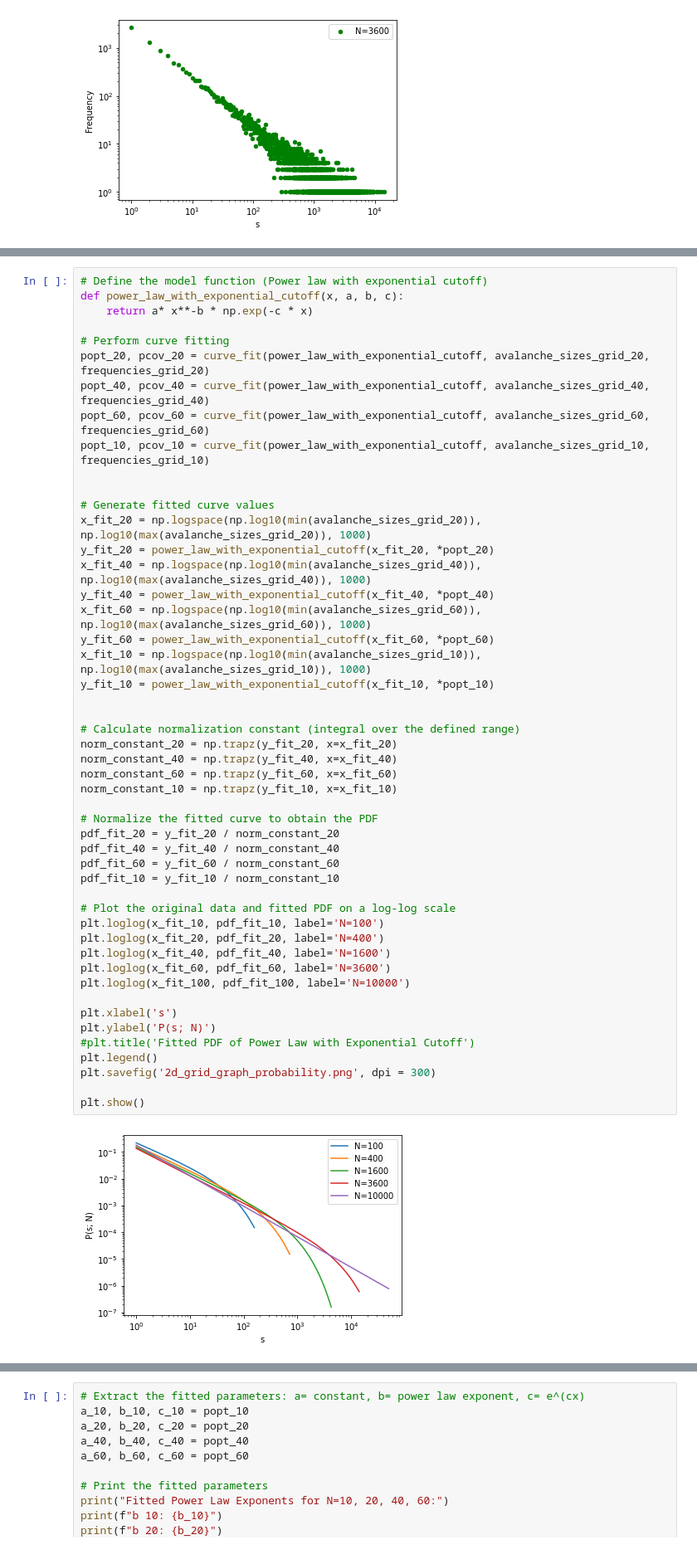
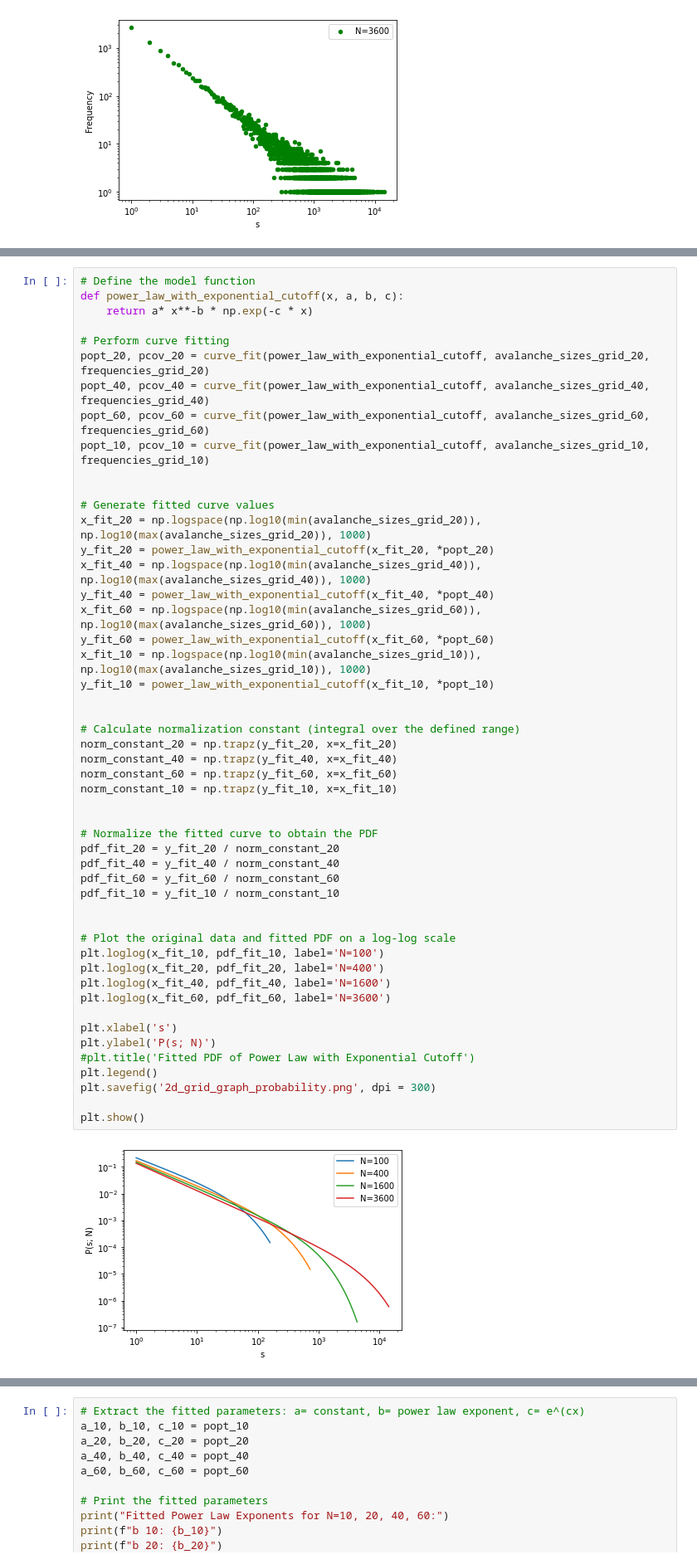
Before and after one commit to rkoevoets/complex-system-simulation, a Jupyter notebook: 2d grid network.ipynb, the cells around one changed output, grey strips where cells are left out. Shown: that part at 83% size. Drawn from its saved outputs; the diff is of its cells as text.

```diff
--- a/2d grid network.ipynb
+++ b/2d grid network.ipynb
@@ -170,5 +172,5 @@ print(b_100)  ## estimated critical exponent
 # %%
-# Define the model function (Power law with exponential cutoff)
+# Define the model function
 def power_law_with_exponential_cutoff(x, a, b, c):
     return a* x**-b * np.exp(-c * x)
 
@@ -189,32 +191,33 @@ y_fit_60 = power_law_with_exponential_cutoff(x_fit_60, *popt_60)
 x_fit_10 = np.logspace(np.log10(min(avalanche_sizes_grid_10)), np.log10(max(avalanche_sizes_grid_10)), 1000)
 y_fit_10 = power_law_with_exponential_cutoff(x_fit_10, *popt_10)
 
 
 # Calculate normalization constant (integral over the defined range)
 norm_constant_20 = np.trapz(y_fit_20, x=x_fit_20)
 norm_constant_40 = np.trapz(y_fit_40, x=x_fit_40)
 norm_constant_60 = np.trapz(y_fit_60, x=x_fit_60)
 norm_constant_10 = np.trapz(y_fit_10, x=x_fit_10)
 
+
 # Normalize the fitted curve to obtain the PDF
 pdf_fit_20 = y_fit_20 / norm_constant_20
 pdf_fit_40 = y_fit_40 / norm_constant_40
 pdf_fit_60 = y_fit_60 / norm_constant_60
 pdf_fit_10 = y_fit_10 / norm_constant_10
 
+
 # Plot the original data and fitted PDF on a log-log scale
 plt.loglog(x_fit_10, pdf_fit_10, label='N=100')
 plt.loglog(x_fit_20, pdf_fit_20, label='N=400')
 plt.loglog(x_fit_40, pdf_fit_40, label='N=1600')
 plt.loglog(x_fit_60, pdf_fit_60, label='N=3600')
-plt.loglog(x_fit_100, pdf_fit_100, label='N=10000')
 
 plt.xlabel('s')
 plt.ylabel('P(s; N)')
 #plt.title('Fitted PDF of Power Law with Exponential Cutoff')
 plt.legend()
 plt.savefig('2d_grid_graph_probability.png', dpi = 300)
 
 plt.show()
 # %% [output]
-[figure, old version]
+[figure, new version]
```
Also changed, not shown: parts of 9 cells of this notebook.
